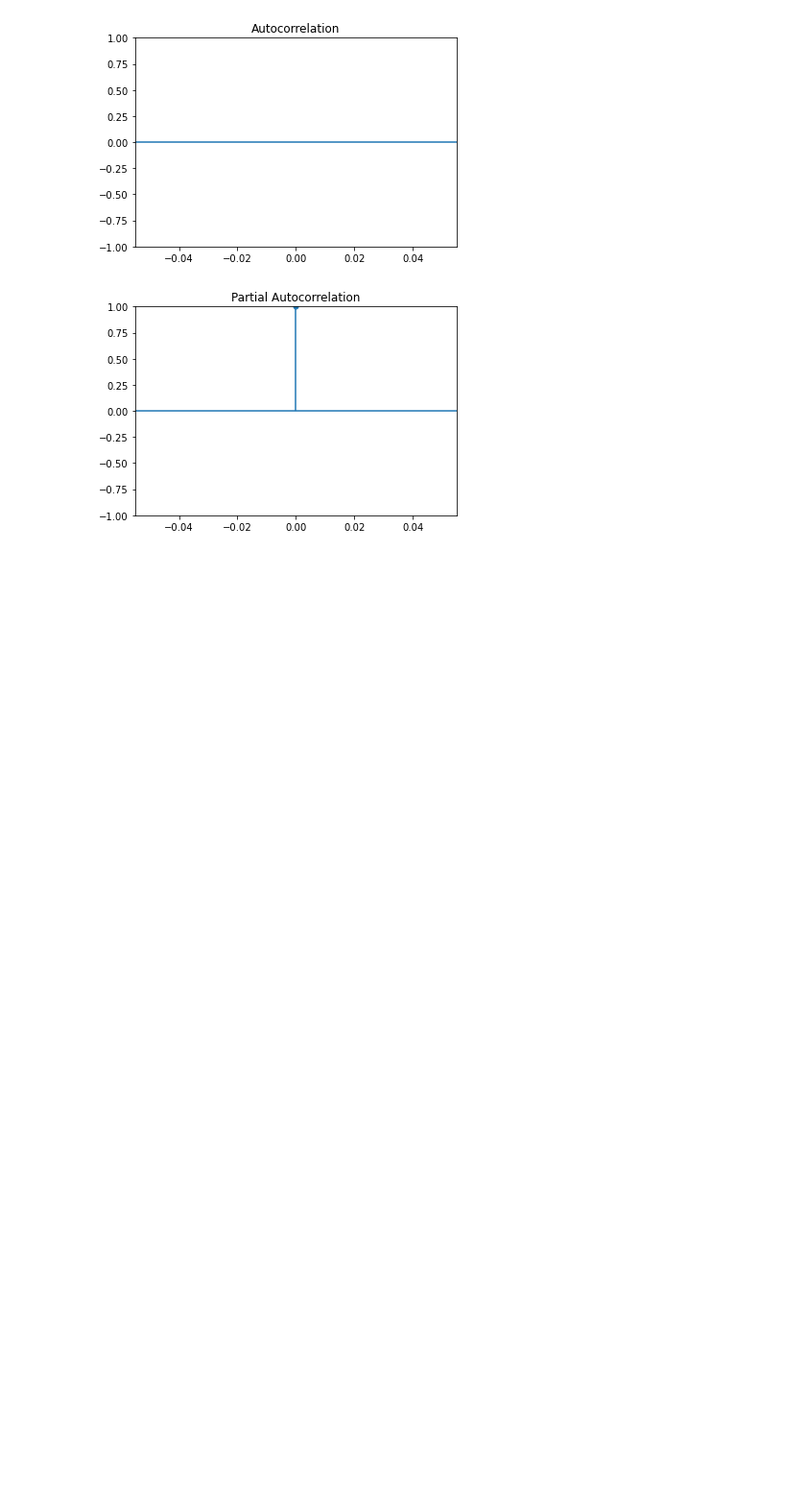
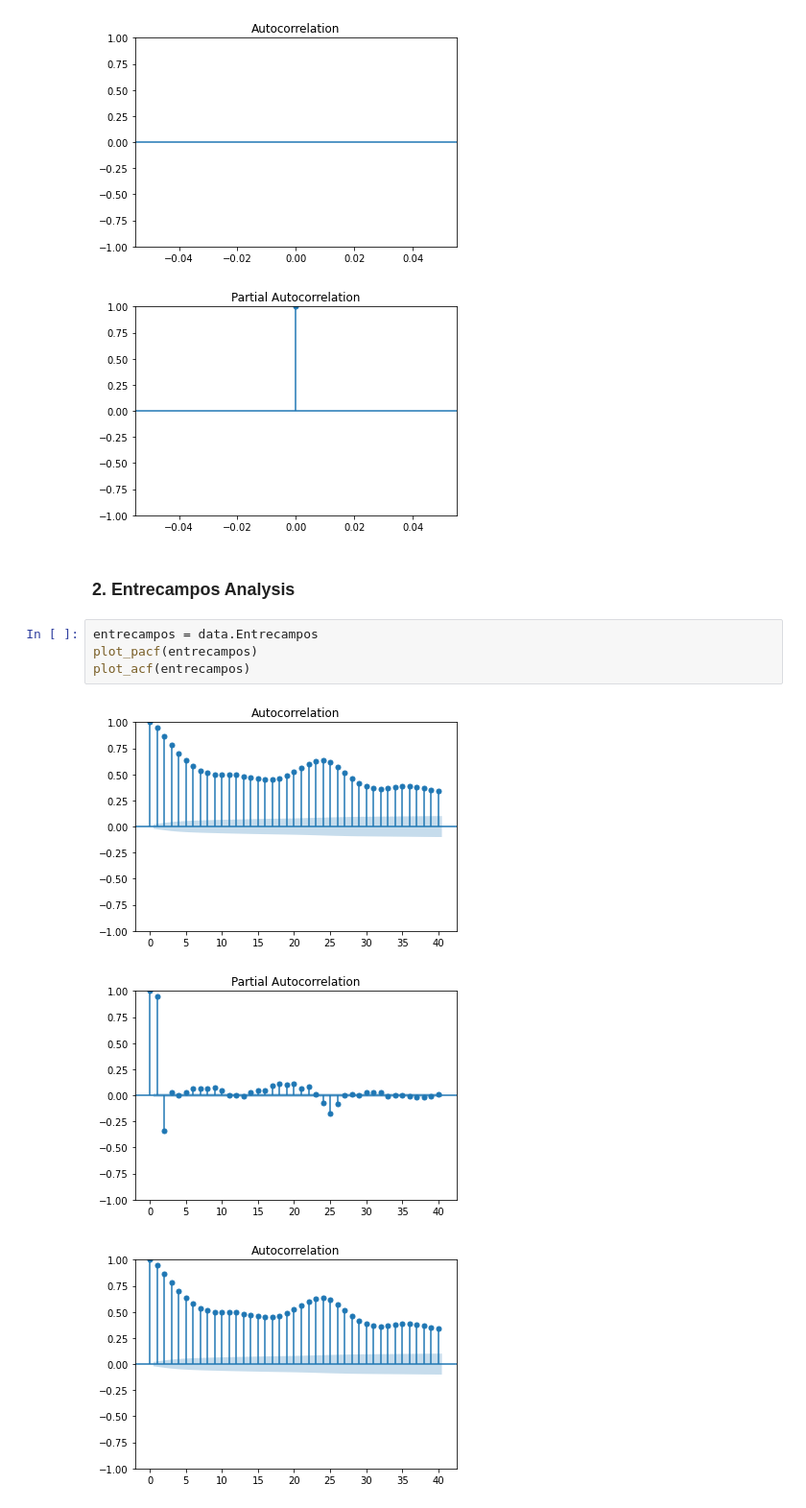
Before and after one commit to marcoHoev/time-series, a Jupyter notebook: data.ipynb, the cells around one changed output. Shown: that part at 96% size. Saved outputs shown, nothing was run; the diff lists cells and outputs as text; blank space fills up the shorter version.

```diff
--- a/data.ipynb
+++ b/data.ipynb
@@ -88,3 +95,13 @@ plot_pacf(antas)
 [figure]
 [figure]
 [figure]
+# %% [markdown]
+### 2. Entrecampos Analysis
+# %%
+entrecampos = data.Entrecampos
+plot_pacf(entrecampos)
+plot_acf(entrecampos)
+# %% [output]
+[figure, added]
+[figure, added]
+[figure, added]
```
Also changed, not shown: parts of 6 cells of this notebook.
